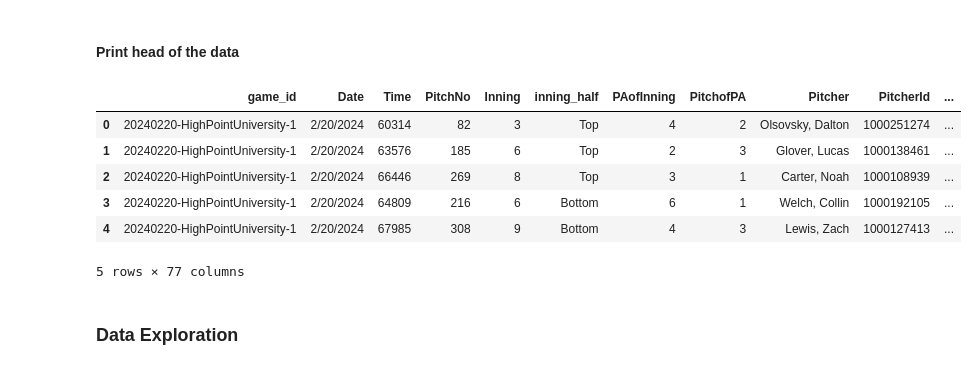
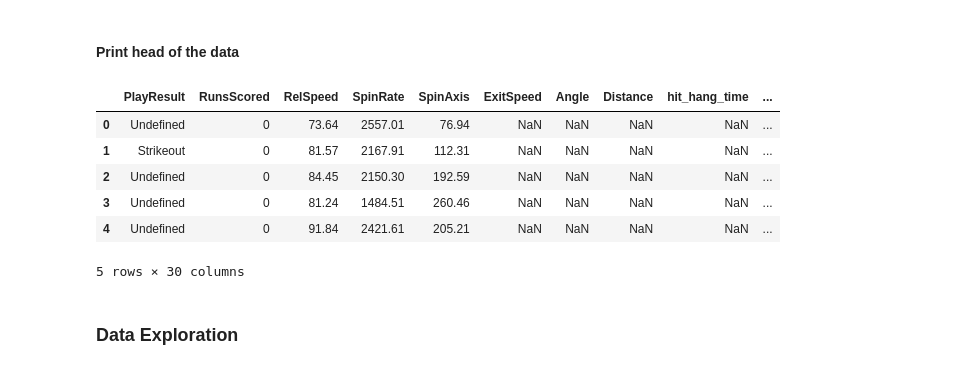
Before and after one commit to dylan-dang/baseball-ml-project, a Jupyter notebook: notebook.ipynb, the cells around one changed output. Cells and saved outputs as stored; diff of their text form; code cells hidden in the pictures.

```diff
--- a/notebook.ipynb
+++ b/notebook.ipynb
@@ -29,45 +29,47 @@ import seaborn as sns
 # %%
 data = pd.read_csv('data_10k.csv')
 
-data.head()
 
+# target and core features
 columns_to_keep = [
-    # target and core features
+
     'PlayResult',
     'RunsScored',
     'RelSpeed',
     'SpinRate',
     'SpinAxis',
     'ExitSpeed',
     'Angle',
     'Distance',
-    'HangTime',
+    'hit_hang_time',
     'VertBreak',
     'InducedVertBreak',
     'HorzBreak',
     'PlateLocHeight',
     'PlateLocSide',
     'Direction',
 
-    'MaxHeight',
-    'MeasuredDuration',
+    'hit_max_height',
+
     'SpeedDrop',
-    'ContactPositionX', 'ContactPositionY', 'ContactPositionZ',
-    'HitSpinAxis',
-    'HitTrajectoryXc0', 'HitTrajectoryXc1', 'HitTrajectoryXc2',
-    'HitTrajectoryYc0', 'HitTrajectoryYc1', 'HitTrajectoryYc2',
-    'HitTrajectoryZc0', 'HitTrajectoryZc1', 'HitTrajectoryZc2'
+    'position_110x', 'position_110y', 'position_110z',
+    'hit_spin_axis',
+    'x0', 'y0', 'z0',
+    'vx0', 'vy0', 'vz0',
+    'ax0', 'ay0', 'az0'
 ]
 
 data = data[columns_to_keep]
+
+data.head()
 # %% [output]
-|  | game_id | Date | Time | PitchNo | Inning | inning_half | PAofInning | PitchofPA | Pitcher | PitcherId | ... |
-| 0 | 20240220-HighPointUniversity-1 | 2/20/2024 | 60314 | 82 | 3 | Top | 4 | 2 | Olsovsky, Dalton | 1000251274 | ... |
-| 1 | 20240220-HighPointUniversity-1 | 2/20/2024 | 63576 | 185 | 6 | Top | 2 | 3 | Glover, Lucas | 1000138461 | ... |
-| 2 | 20240220-HighPointUniversity-1 | 2/20/2024 | 66446 | 269 | 8 | Top | 3 | 1 | Carter, Noah | 1000108939 | ... |
-| 3 | 20240220-HighPointUniversity-1 | 2/20/2024 | 64809 | 216 | 6 | Bottom | 6 | 1 | Welch, Collin | 1000192105 | ... |
-| 4 | 20240220-HighPointUniversity-1 | 2/20/2024 | 67985 | 308 | 9 | Bottom | 4 | 3 | Lewis, Zach | 1000127413 | ... |
+|  | PlayResult | RunsScored | RelSpeed | SpinRate | SpinAxis | ExitSpeed | Angle | Distance | hit_hang_time | ... |
+| 0 | Undefined | 0 | 73.64 | 2557.01 | 76.94 | NaN | NaN | NaN | NaN | ... |
+| 1 | Strikeout | 0 | 81.57 | 2167.91 | 112.31 | NaN | NaN | NaN | NaN | ... |
+| 2 | Undefined | 0 | 84.45 | 2150.30 | 192.59 | NaN | NaN | NaN | NaN | ... |
+| 3 | Undefined | 0 | 81.24 | 1484.51 | 260.46 | NaN | NaN | NaN | NaN | ... |
+| 4 | Undefined | 0 | 91.84 | 2421.61 | 205.21 | NaN | NaN | NaN | NaN | ... |
-5 rows × 77 columns
+5 rows × 30 columns
 # %% [markdown]
 ### Data Exploration
 # %%
```
Also changed, not shown: parts of 2 cells of this notebook.
